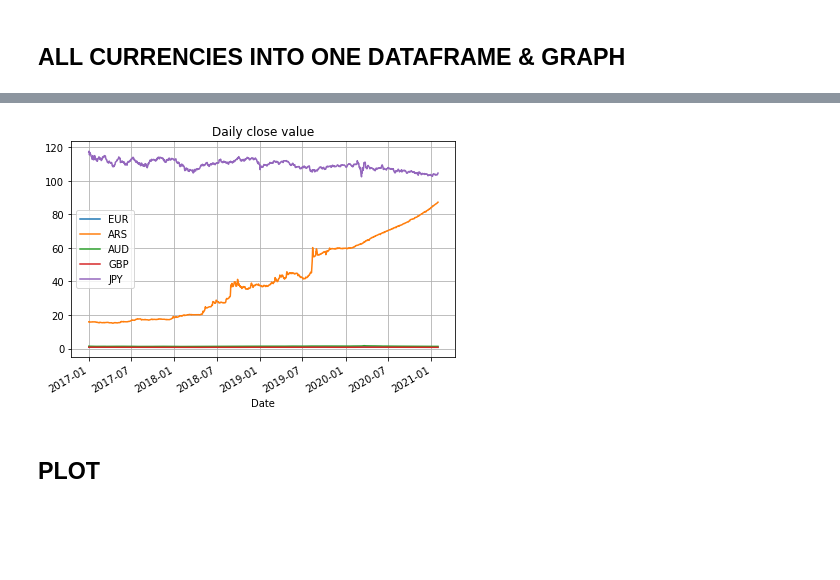
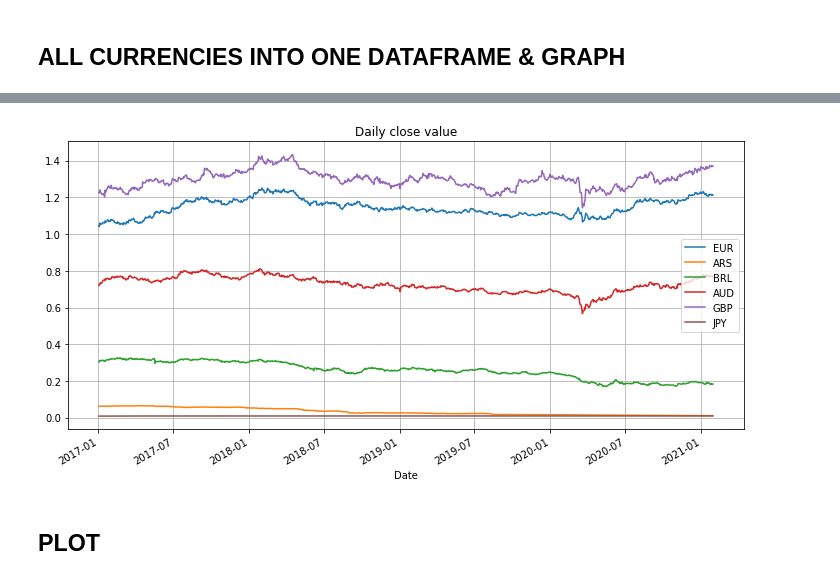
Before and after one commit to hmhadi/Project_1, a Jupyter notebook: forex_api.ipynb, the cells around one changed output, grey strips where cells are left out. Cells and saved outputs as stored; diff of their text form; code cells hidden in the pictures; blank space fills up the shorter version.

Commit message:
currency values updated

```diff
--- a/forex_api.ipynb
+++ b/forex_api.ipynb
@@ -152,7 +142,7 @@ plt.show()
 ## AUSTRALIAN DOLLAR - AUD
 # %%
 #USD-AUD DATA
-data, meta_data = fx.get_currency_exchange_daily(from_symbol='USD',to_symbol='AUD', outputsize='full')
+data, meta_data = fx.get_currency_exchange_daily(from_symbol='AUD',to_symbol='USD', outputsize='full')
 
 AUD_df = pd.DataFrame()
 
@@ -190,7 +180,7 @@ plt.show()
 ## BRITISH POUND - GBP
 # %%
 #USD-GBP DATA
-data, meta_data = fx.get_currency_exchange_daily(from_symbol='USD',to_symbol='GBP', outputsize='full')
+data, meta_data = fx.get_currency_exchange_daily(from_symbol='GBP',to_symbol='USD', outputsize='full')
 
 GBP_df = pd.DataFrame()
 
@@ -228,7 +218,7 @@ plt.show()
 ## JAPANESE YEN - JPY
 # %%
 #USD-JPY DATA
-data, meta_data = fx.get_currency_exchange_daily(from_symbol='USD',to_symbol='JPY', outputsize='full')
+data, meta_data = fx.get_currency_exchange_daily(from_symbol='JPY',to_symbol='USD', outputsize='full')
 
 JPY_df = pd.DataFrame()
 
@@ -265,7 +255,7 @@ plt.show()
 # %% [markdown]
 ## ALL CURRENCIES INTO ONE DATAFRAME & GRAPH
 # %%
-fx_df = pd.concat([EUR_df, ARS_df, AUD_df, GBP_df, JPY_df], axis = 1, join='inner')
+fx_df = pd.concat([EUR_df, ARS_df, BRL_df, AUD_df, GBP_df, JPY_df], axis = 1, join='inner')
 # %%
 fx_df.head()
 # %% [output]
@@ -295,11 +285,11 @@ fx_df.tail(10)
 # %%
-fx_df.plot()
+fx_df.plot(figsize=(10, 5))
 plt.tight_layout()
 plt.title('Daily close value')
 plt.grid()
 plt.show()
 # %% [output]
-[figure, old version]
+[figure, new version]
 # %% [markdown]
 ## PLOT
 # %%
```
Also changed, not shown: parts of 26 cells of this notebook.
